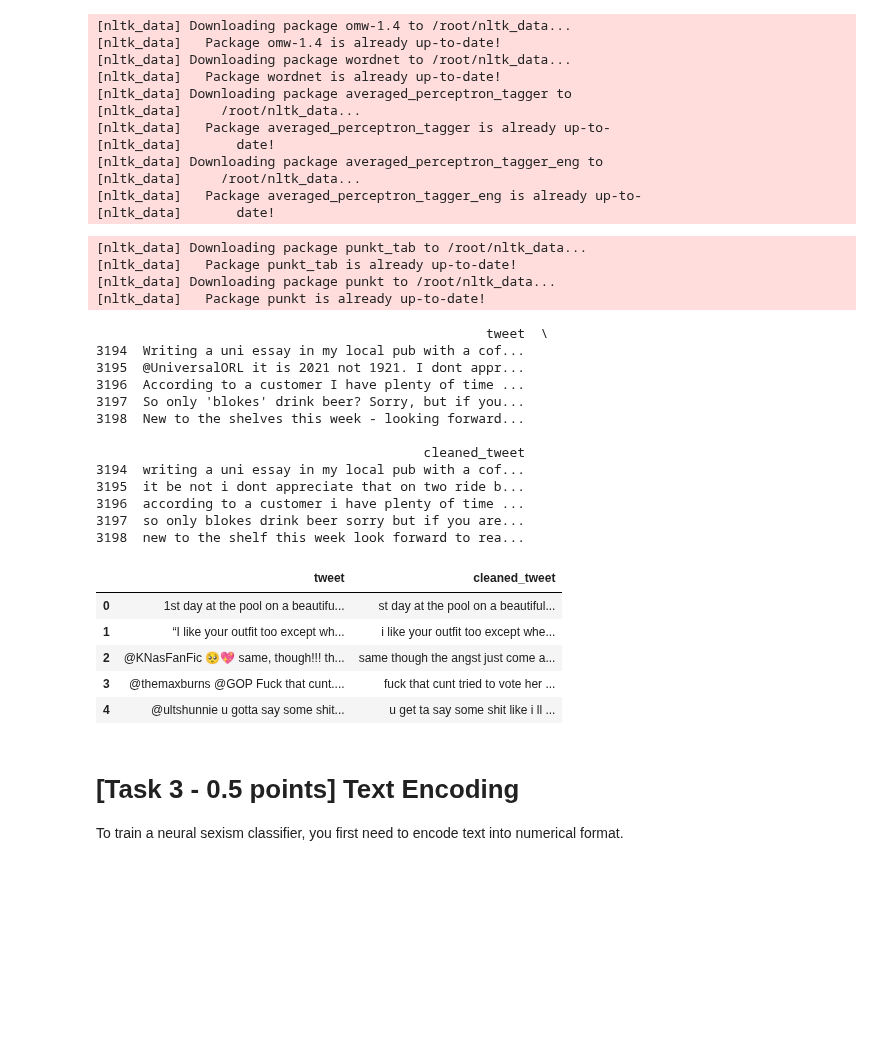
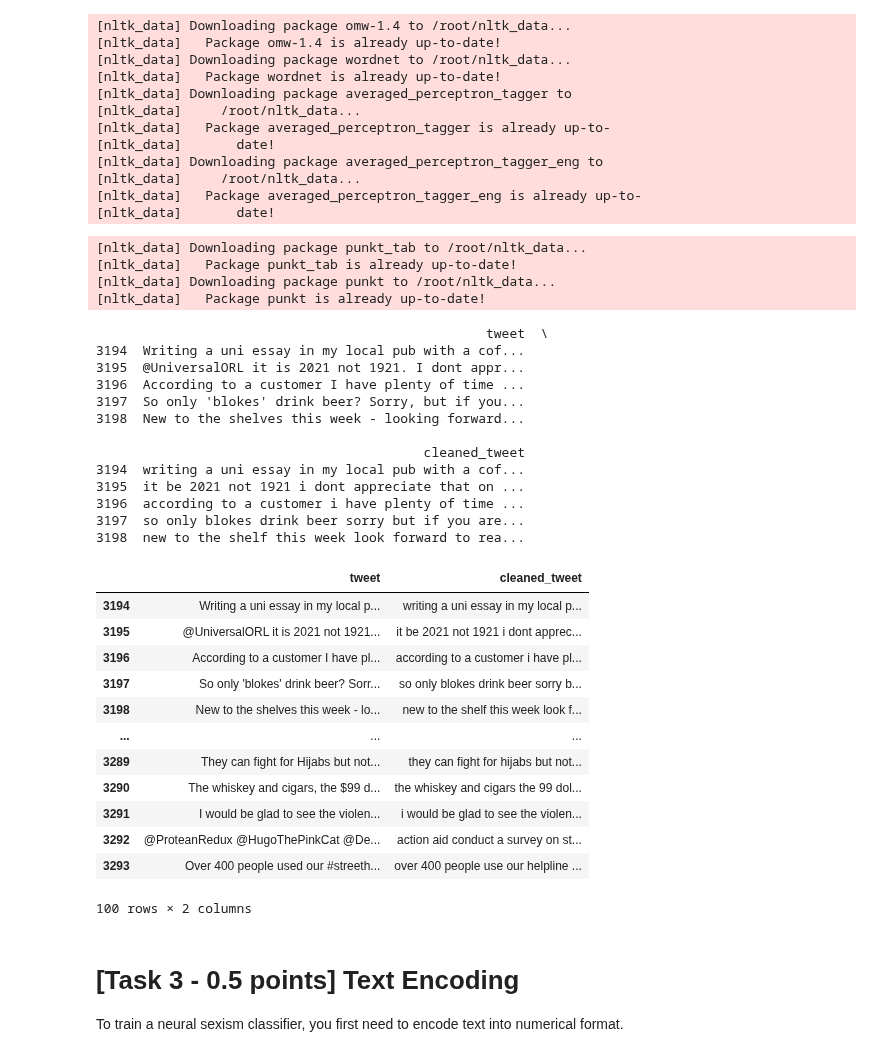
Before and after one commit to leonardoman9/NLPProject, a Jupyter notebook: Assignment 1/Assignment1_2425.ipynb, the cells around one changed output. Drawn from its saved outputs; the diff is of its cells as text; code cells hidden in the pictures; blank space fills up the shorter version.

Commit message:
clean and upgrade pipeline pre processing

```diff
--- a/Assignment 1/Assignment1_2425.ipynb
+++ b/Assignment 1/Assignment1_2425.ipynb
@@ -231,11 +230,13 @@ def lem_text(text_token: str):
 import emoji
 import re
 import nltk
+from tqdm import tqdm
+import unicodedata
+from textblob import TextBlob
 #from nltk.tokenize import word_tokenize
 from emoji import *
 from nltk import word_tokenize
-from nltk.tokenize import WhitespaceTokenizer
-tokenizer = WhitespaceTokenizer()
+
 
 # necessary for being able to tokenize
 nltk.download('punkt_tab')
@@ -246,16 +247,19 @@ def correct_spelling(text):
   corrected_text = blob.correct()
   return str(corrected_text)
 
+def remove_style(text):
+    # Normalize text into the closest ASCII equivalent
+    return ''.join(
+        c for c in unicodedata.normalize('NFKC', text)
+        if not unicodedata.combining(c)  # Exclude combining marks
+    )
 
 def split_merge_word(text):
     # Use regex to find boundaries between lowercase and uppercase
-    words = []
-    for word in text:
+    return re.sub(r'(?<=[a-z])(?=[A-Z])', ' ', text)
 
-      words.extend(re.findall(r'[A-Z]?[a-z]+|[A-Z]+(?![a-z])', word))
-
-    #words = [re.findall(r'[A-Z]?[a-z]+|[A-Z]+(?![a-z])', w) for w in text]
-    return words
+def replace_space(text):
+  return re.sub(r'\s+', ' ', text).strip()
 
 # Function to clean and preprocess tweets
 def clean_tweet(tweet):
@@ -279,13 +283,11 @@ def clean_column_dataset(df_column):
 
   for tweet in tqdm(df_column):
     cleaned_tweet = clean_tweet(tweet)   #Clean the text
-    tokenized_tweet = word_tokenize(cleaned_tweet)  #Tokenize the text       #tokenized_tweet = tokenizer.tokenize(cleaned_tweet)
-    lem_tokenized_tweet = lem_text(tokenized_tweet) #Lemmatize the text
-    lem_tokenized_tweet_split = split_merge_word(lem_tokenized_tweet) #Split words like "endYou"
-    lowercase_strings = [s.lower() for s in lem_tokenized_tweet_split]
-    joint_string = " ".join(lowercase_strings)
-    #joint_string = correct_spelling(joint_string)
-    cleaned_tweets.append(joint_string)  #Save the results
+    lem_tweet = lem_text(cleaned_tweet) #Lemmatize the text
+    lem_tweet_split = split_merge_word(lem_tweet) #Split words like "endYou"
+    norm_tweet = remove_style(lem_tweet_split)
+    lowercase_tweet = norm_tweet.lower()
+    cleaned_tweets.append(lowercase_tweet)  #Save the results
   return cleaned_tweets
 
 df_train['cleaned_tweet'] = clean_column_dataset(df_train['tweet'])
@@ -308,19 +310,26 @@ print(df_train[['tweet', 'cleaned_tweet']].head())
 
                                           cleaned_tweet
 3194  writing a uni essay in my local pub with a cof...
-3195  it be not i dont appreciate that on two ride b...
+3195  it be 2021 not 1921 i dont appreciate that on ...
 3196  according to a customer i have plenty of time ...
 3197  so only blokes drink beer sorry but if you are...
 3198  new to the shelf this week look forward to rea...
 # %%
-df_test[['tweet', 'cleaned_tweet']].head()
+df_train[['tweet', 'cleaned_tweet']].head(100)
 # %% [output]
 |  | tweet | cleaned_tweet |
-| 0 | 1st day at the pool on a beautifu... | st day at the pool on a beautiful... |
-| 1 | “I like your outfit too except wh... | i like your outfit too except whe... |
-| 2 | @KNasFanFic 🥺💖 same, though!!! th... | same though the angst just come a... |
-| 3 | @themaxburns @GOP Fuck that cunt.... | fuck that cunt tried to vote her ... |
-| 4 | @ultshunnie u gotta say some shit... | u get ta say some shit like i ll ... |
+| 3194 | Writing a uni essay in my local p... | writing a uni essay in my local p... |
+| 3195 | @UniversalORL it is 2021 not 1921... | it be 2021 not 1921 i dont apprec... |
+| 3196 | According to a customer I have pl... | according to a customer i have pl... |
+| 3197 | So only 'blokes' drink beer? Sorr... | so only blokes drink beer sorry b... |
+| 3198 | New to the shelves this week - lo... | new to the shelf this week look f... |
+| ... | ... | ... |
+| 3289 | They can fight for Hijabs but not... | they can fight for hijabs but not... |
+| 3290 | The whiskey and cigars, the $99 d... | the whiskey and cigars the 99 dol... |
+| 3291 | I would be glad to see the violen... | i would be glad to see the violen... |
+| 3292 | @ProteanRedux @HugoThePinkCat @De... | action aid conduct a survey on st... |
+| 3293 | Over 400 people used our #streeth... | over 400 people use our helpline ... |
+100 rows × 2 columns
 # %% [markdown]
 # [Task 3 - 0.5 points] Text Encoding
 To train a neural sexism classifier, you first need to encode text into numerical format.
```
Also changed, not shown: parts of 6 cells of this notebook.
